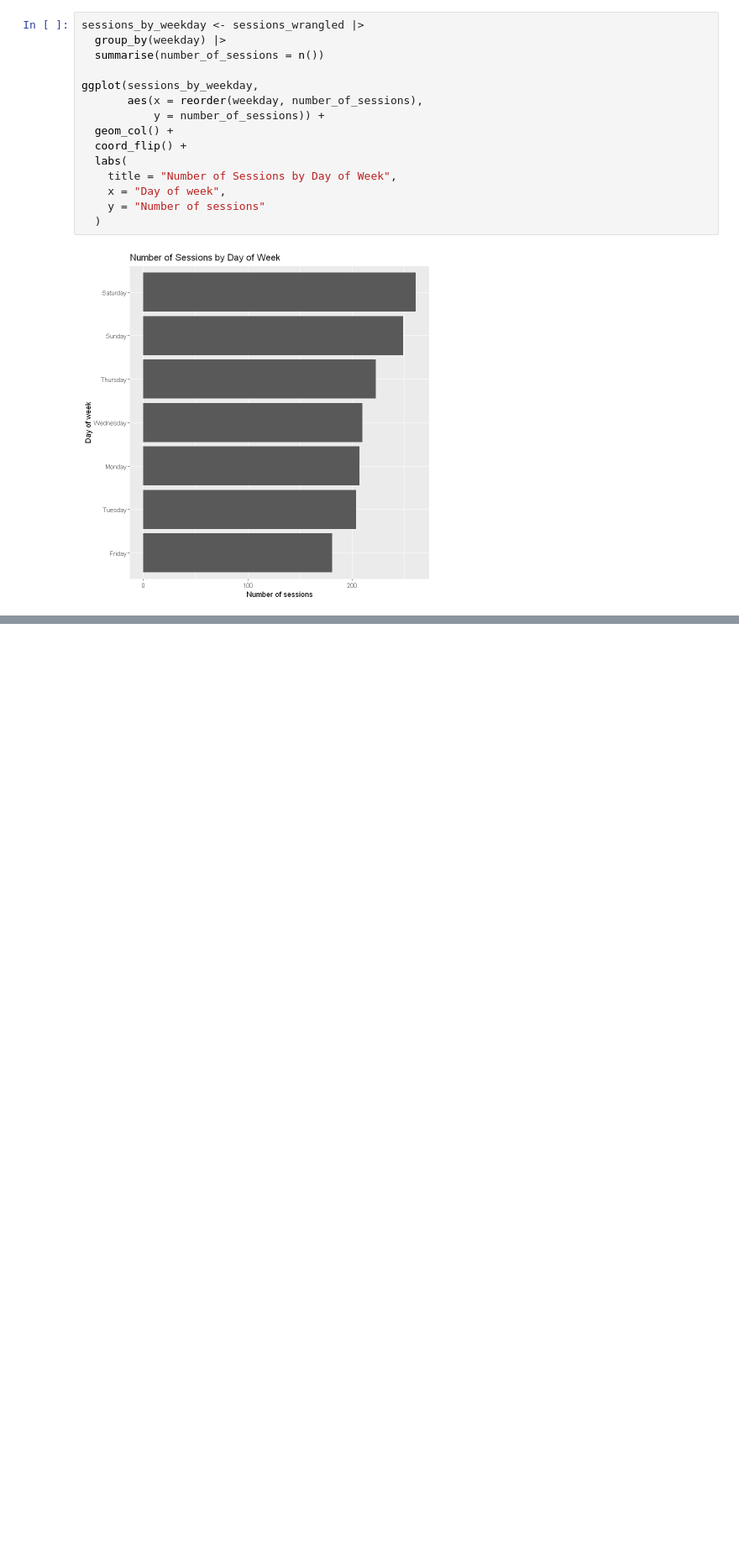
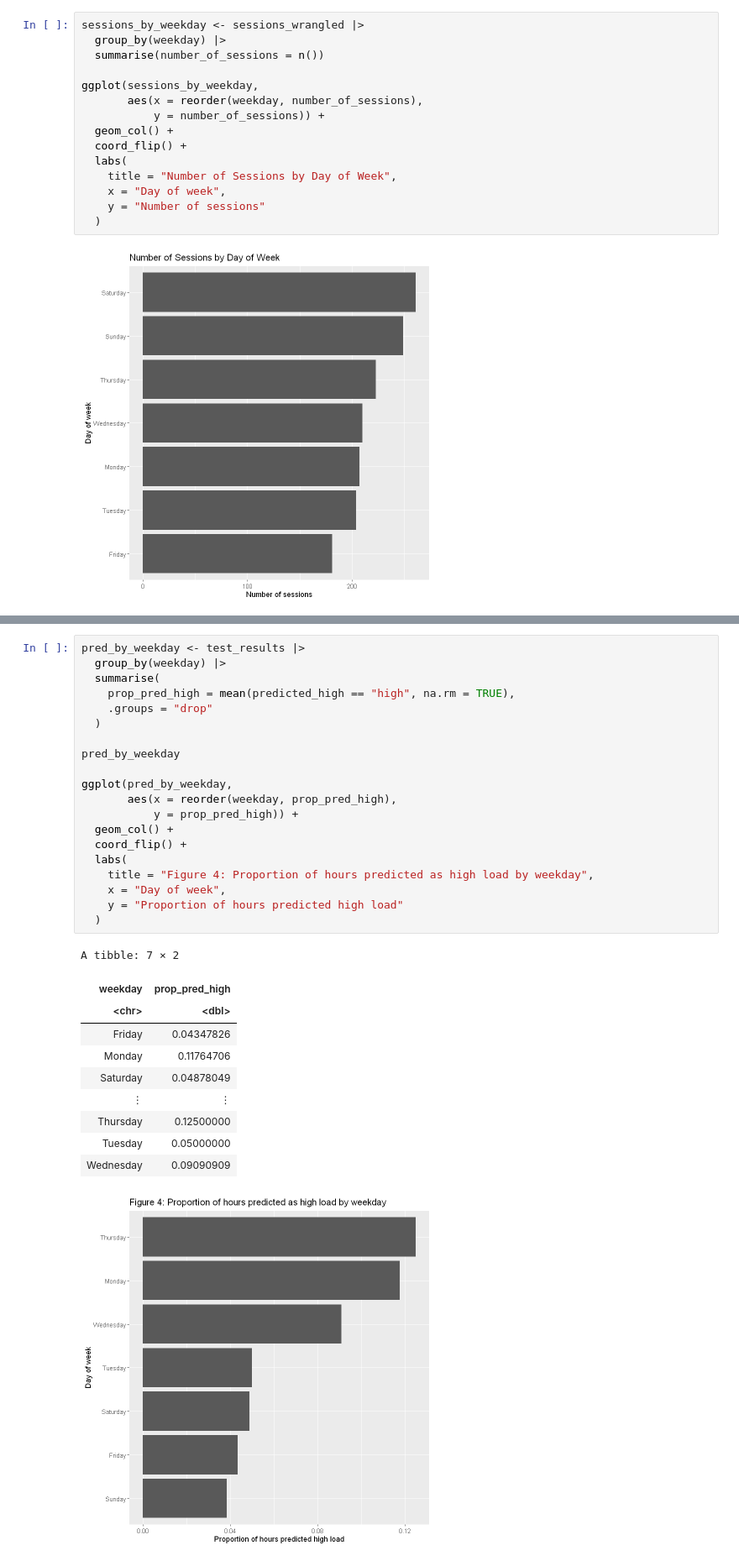
Before and after one commit to mansehajrandhawa/Data-Science-Project, a Jupyter notebook: Project Final Report.ipynb, the cells around one changed output, grey strips where cells are left out. Shown: that part at 84% size. Drawn from its saved outputs; the diff is of its cells as text; blank space fills up the shorter version.

```diff
--- a/Project Final Report.ipynb
+++ b/Project Final Report.ipynb
@@ -217,3 +417,35 @@ ggplot(sessions_by_weekday,
+# %%
+pred_by_weekday <- test_results |>
+  group_by(weekday) |>
+  summarise(
+    prop_pred_high = mean(predicted_high == "high", na.rm = TRUE),
+    .groups = "drop"
+  )
+
+pred_by_weekday
+
+ggplot(pred_by_weekday,
+       aes(x = reorder(weekday, prop_pred_high),
+           y = prop_pred_high)) +
+  geom_col() +
+  coord_flip() +
+  labs(
+    title = "Figure 4: Proportion of hours predicted as high load by weekday",
+    x = "Day of week",
+    y = "Proportion of hours predicted high load"
+  )
+# %% [output]
+A tibble: 7 × 2
+| weekday | prop_pred_high |
+| <chr> | <dbl> |
+| Friday | 0.04347826 |
+| Monday | 0.11764706 |
+| Saturday | 0.04878049 |
+| ⋮ | ⋮ |
+| Thursday | 0.12500000 |
+| Tuesday | 0.05000000 |
+| Wednesday | 0.09090909 |
+[figure, added]
 # %% [markdown]
 **References (Bibliography)**
 
```
Also changed, not shown: parts of 12 cells of this notebook.
